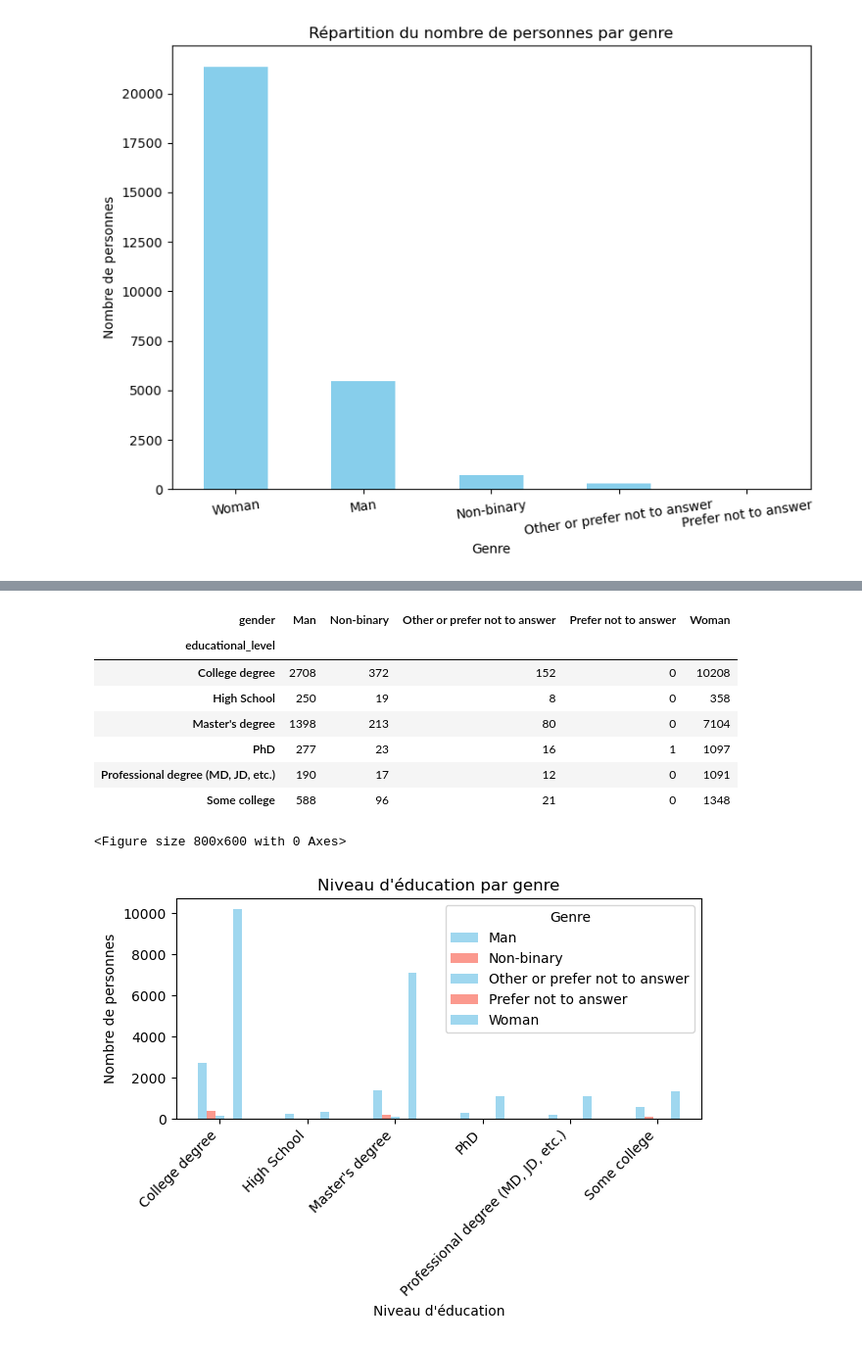
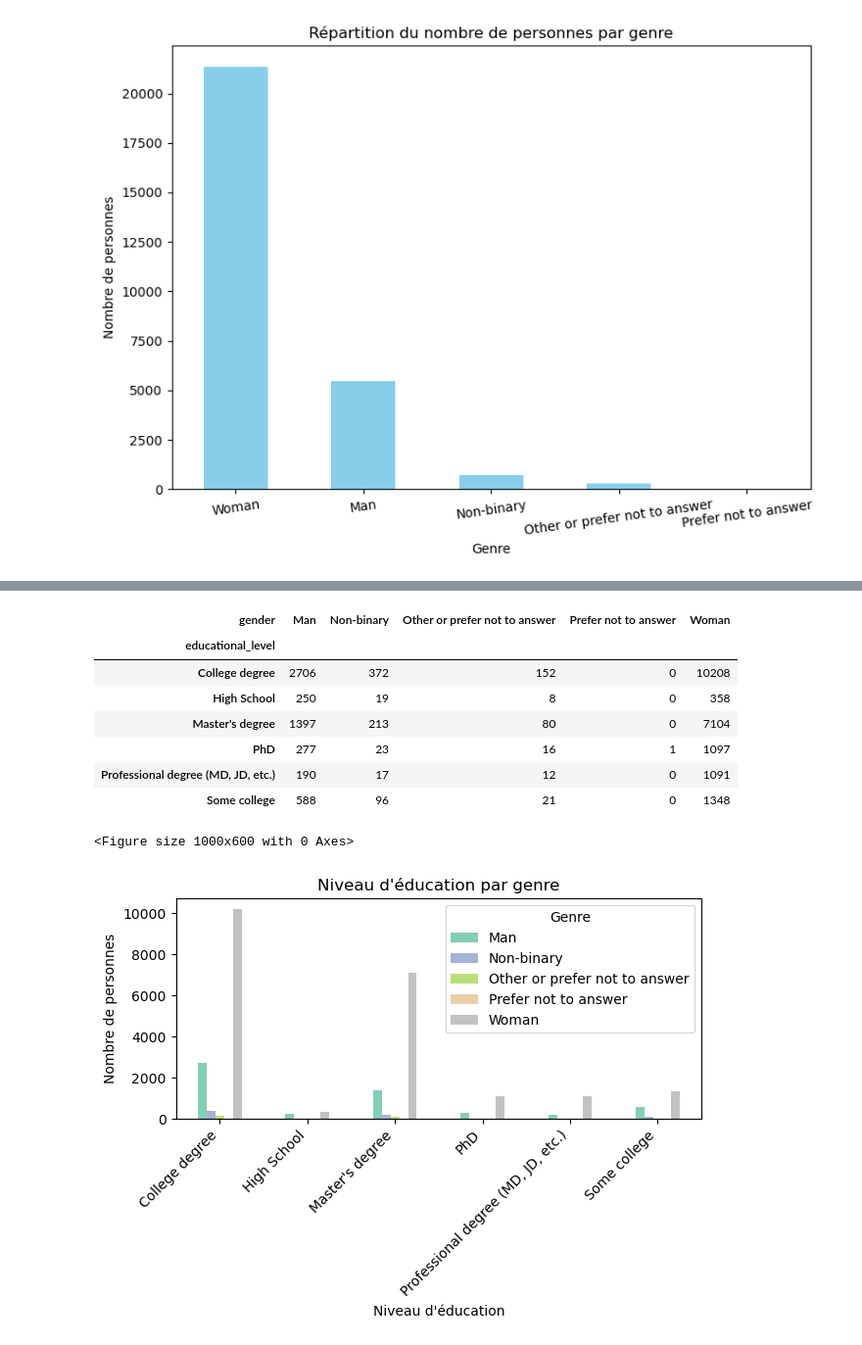
Before and after one commit to IkramBlsl/Data-Quality-Salary-Survey, a Jupyter notebook: DataQuality.ipynb, the cells around one changed output, grey strips where cells are left out. Shown: that part at 98% size. Cells and saved outputs as stored; diff of their text form; code cells hidden in the pictures.

```diff
--- a/DataQuality.ipynb
+++ b/DataQuality.ipynb
@@ -6,10 +29,10 @@ import matplotlib.pyplot as plt
 # %%
 # Charger le fichier Excel dans un DataFrame
-file = 'Ask A Manager Salary Survey 2021 (Responses).xlsx'  # Assure-toi de spécifier le bon chemin d'accès
+file = 'Ask A Manager Salary Survey 2021.csv'  # Assure-toi de spécifier le bon chemin d'accès
 # %%
 nouveaux_noms_colonnes = ['Timestamp', 'age', 'industry','job','complement_job','annual_salary','aditional_salary','currency','other_currency','additional_context','country','state','city','work_year','year_field','educational_level','gender','race']  # Remplace avec tes nouveaux noms de colonnes
 # %%
-donnees = pd.read_excel(file, header=None, names=nouveaux_noms_colonnes)
+donnees = pd.read_csv(file, header=None, names=nouveaux_noms_colonnes)
 # %%
 donnees.shape
 # %% [output]
@@ -62,0 +116,15 @@ Name: age, dtype: object
+# %%
+replace_dict = {
+    '1 year or less': 0,
+    '2 - 4 years': 1,
+    '5-7 years': 2,
+    '8 - 10 years': 3,
+    '11 - 20 years': 4,
+    '21 - 30 years': 5,
+    '31 - 40 years': 6,
+    '41 years or more': 7
+}
+
+donnees['year_field'] = donnees['year_field'].replace(replace_dict)
+for a in donnees['year_field'].unique():
+    print(a)
@@ -187,26 +259,27 @@ tableau_croise_educ_gender
 # %% [output]
 | gender | Man | Non-binary | Other or prefer not to answer | Prefer not to answer | Woman |
 | educational_level |  |  |  |  |  |
-| College degree | 2708 | 372 | 152 | 0 | 10208 |
+| College degree | 2706 | 372 | 152 | 0 | 10208 |
 | High School | 250 | 19 | 8 | 0 | 358 |
-| Master's degree | 1398 | 213 | 80 | 0 | 7104 |
+| Master's degree | 1397 | 213 | 80 | 0 | 7104 |
 | PhD | 277 | 23 | 16 | 1 | 1097 |
 | Professional degree (MD, JD, etc.) | 190 | 17 | 12 | 0 | 1091 |
 | Some college | 588 | 96 | 21 | 0 | 1348 |
 # %%
 # Créer un graphique à barres groupées pour représenter le niveau d'éducation par genre
-plt.figure(figsize=(8, 6))
-tableau_croise_educ_gender.plot(kind='bar', color=['skyblue', 'salmon'], alpha=0.8)
+plt.figure(figsize=(10, 6))
+#tableau_croise_educ_gender.plot(kind='bar', alpha=0.8)
+tableau_croise_educ_gender.plot(kind='bar', colormap='Set2', alpha=0.8)
 plt.xlabel('Niveau d\'éducation')
 plt.ylabel('Nombre de personnes')
 plt.title('Niveau d\'éducation par genre')
 plt.xticks(rotation=45, ha='right')
 plt.legend(title='Genre')
 plt.tight_layout()
 plt.show()
 # %% [output]
-<Figure size 800x600 with 0 Axes>
+<Figure size 1000x600 with 0 Axes>
-[figure, old version]
+[figure, new version]
 # %%
 # Créer un tableau croisé pour compter les occurrences de chaque race par genre
 tableau_croise_race_gender = pd.crosstab(donnees['race'], donnees['gender'])
```
Also changed, not shown: parts of 61 cells of this notebook.
